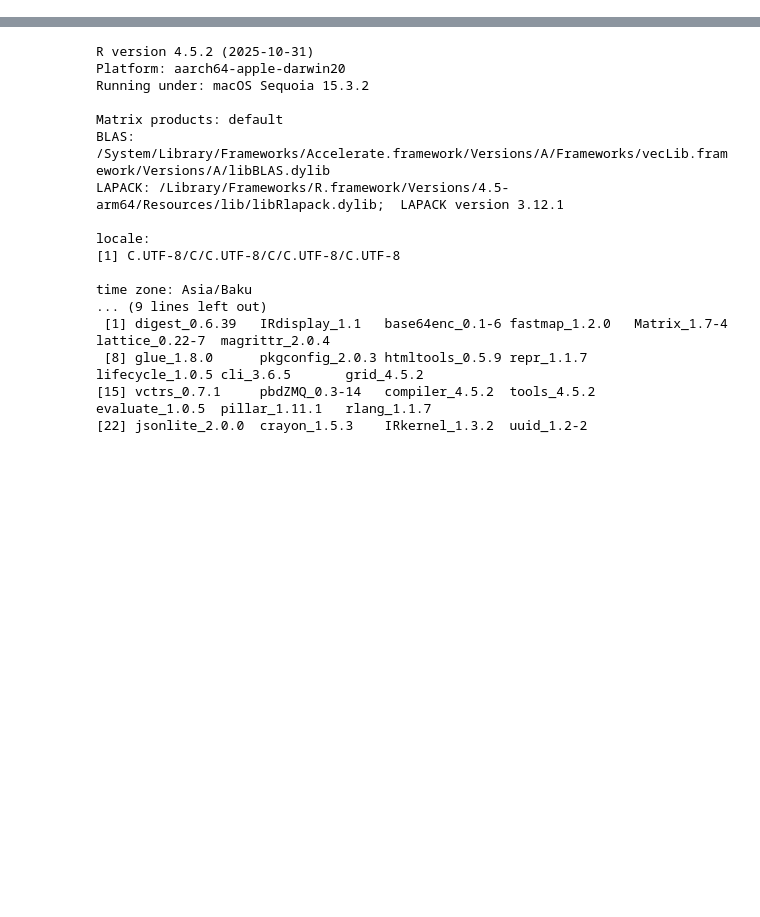
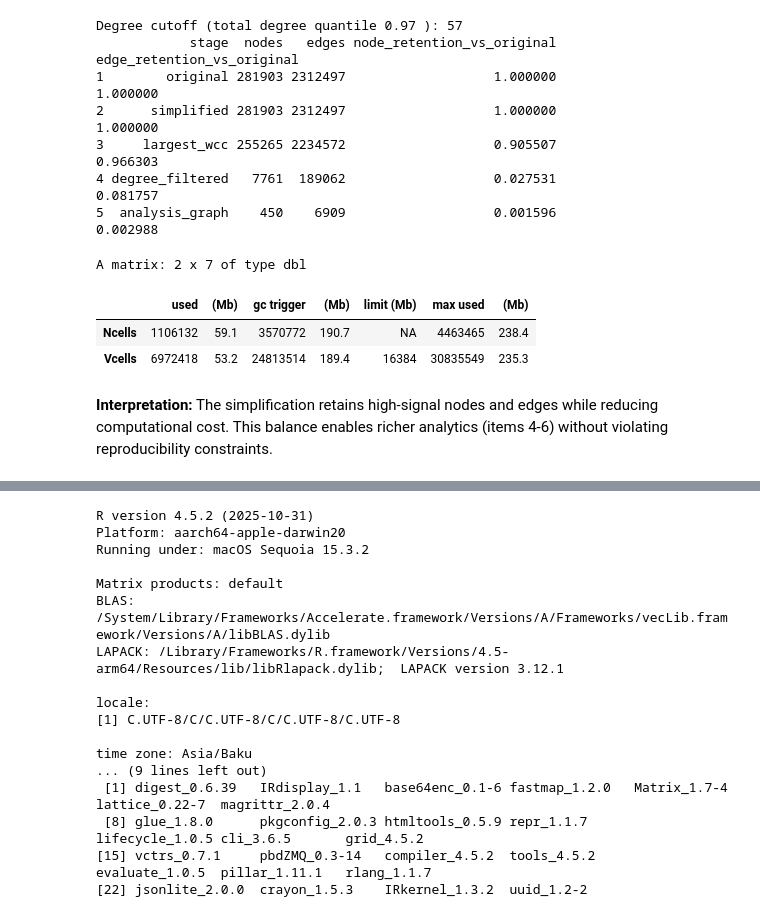
Before and after one commit to Kamal578/CSCI_6444_BigData_HomeworkProject, a Jupyter notebook: main.ipynb, the cells around one changed output, grey strips where cells are left out. Cells and saved outputs as stored; diff of their text form; code cells hidden in the pictures; blank space fills up the shorter version.

```diff
--- a/main.ipynb
+++ b/main.ipynb
@@ -545,0 +312,12 @@ Total functions listed: 37
+# %%
+sample_size <- min(cfg$baseline_sample_size, vcount(g))
+sample_nodes <- sample(V(g), sample_size)
+g_sample_original <- induced_subgraph(g, sample_nodes)
+
+plot(
+  g_sample_original,
+  vertex.size = 2,
+  vertex.label = NA,
+  edge.arrow.size = 0.05,
+  main = sprintf("Figure 1: Baseline sample from original graph (%d nodes)", vcount(g_sample_original))
+)
@@ -545,0 +337,29 @@ Total functions listed: 37
+# %%
+analysis_bundle <- build_analysis_graph(g, cfg)
+
+g_analysis <- analysis_bundle$g_analysis
+g_analysis_u <- analysis_bundle$g_analysis_u
+simplification_summary <- analysis_bundle$summary_tbl
+degree_cutoff <- analysis_bundle$degree_cutoff
+
+cat("Degree cutoff (total degree quantile", cfg$degree_quantile, "):", degree_cutoff, "
+")
+print(simplification_summary)
+
+# Memory cleanup for large temporary objects after analysis graph creation
+rm(analysis_bundle, in_deg_full, out_deg_full, total_deg_full, sample_nodes, g_sample_original)
+gc()
+# %% [output]
+Degree cutoff (total degree quantile 0.97 ): 57
+            stage  nodes   edges node_retention_vs_original edge_retention_vs_original
+1        original 281903 2312497                   1.000000                   1.000000
+2      simplified 281903 2312497                   1.000000                   1.000000
+3     largest_wcc 255265 2234572                   0.905507                   0.966303
+4 degree_filtered   7761  189062                   0.027531                   0.081757
+5  analysis_graph    450    6909                   0.001596                   0.002988
+A matrix: 2 x 7 of type dbl
+|  | used | (Mb) | gc trigger | (Mb) | limit (Mb) | max used | (Mb) |
+| Ncells | 1106132 | 59.1 | 3570772 | 190.7 | NA | 4463465 | 238.4 |
+| Vcells | 6972418 | 53.2 | 24813514 | 189.4 | 16384 | 30835549 | 235.3 |
+# %% [markdown]
+**Interpretation:** The simplification retains high-signal nodes and edges while reducing computational cost. This balance enables richer analytics (items 4-6) without violating reproducibility constraints.
```
Also changed, not shown: parts of 61 cells of this notebook.
